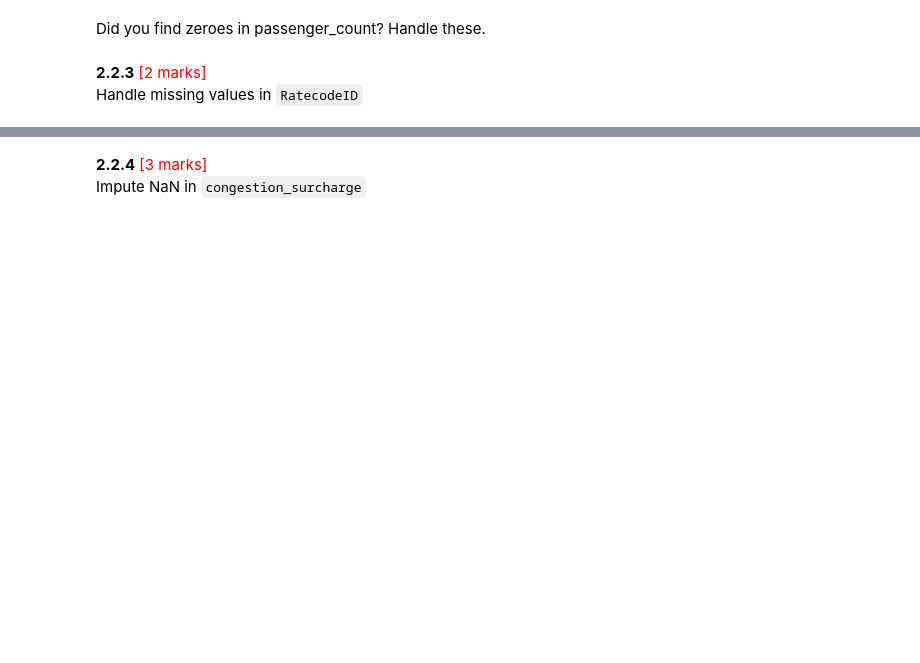
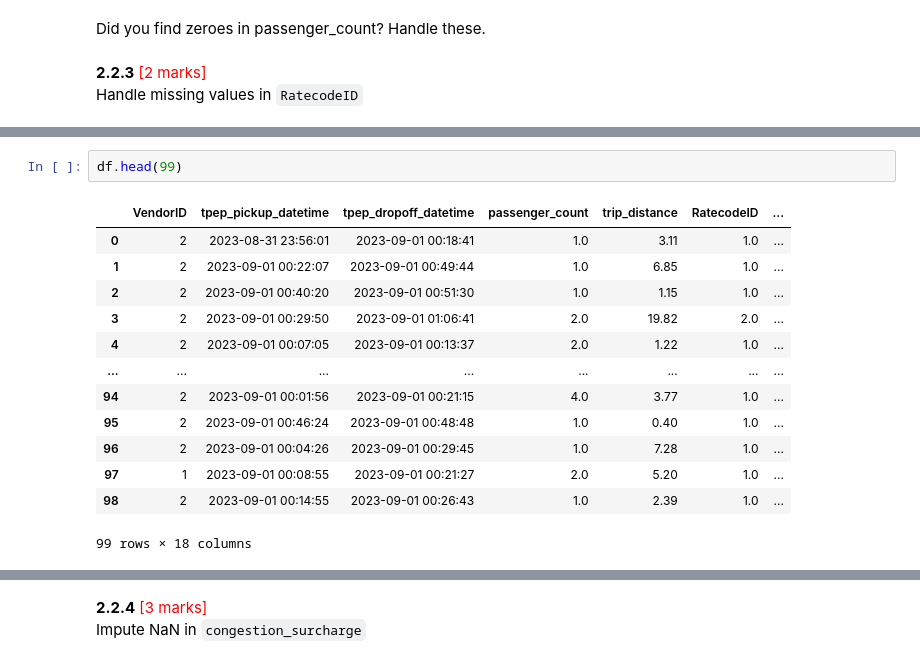
Before and after one commit to sundeepgarg/EDA_Optimising_NYC_Taxis_Sundeep, a Jupyter notebook: Sundeep_EDA_Assg_NYC_Taxi_Starter.ipynb, the cells around one changed output, grey strips where cells are left out. Cells and saved outputs as stored; diff of their text form; blank space fills up the shorter version.

```diff
--- a/Sundeep_EDA_Assg_NYC_Taxi_Starter.ipynb
+++ b/Sundeep_EDA_Assg_NYC_Taxi_Starter.ipynb
@@ -714,2 +735,18 @@ RatecodeID
 6.0           2
 Name: count, dtype: int64
+# %%
+df.head(99)
+# %% [output]
+|  | VendorID | tpep_pickup_datetime | tpep_dropoff_datetime | passenger_count | trip_distance | RatecodeID | ... |
+| 0 | 2 | 2023-08-31 23:56:01 | 2023-09-01 00:18:41 | 1.0 | 3.11 | 1.0 | ... |
+| 1 | 2 | 2023-09-01 00:22:07 | 2023-09-01 00:49:44 | 1.0 | 6.85 | 1.0 | ... |
+| 2 | 2 | 2023-09-01 00:40:20 | 2023-09-01 00:51:30 | 1.0 | 1.15 | 1.0 | ... |
+| 3 | 2 | 2023-09-01 00:29:50 | 2023-09-01 01:06:41 | 2.0 | 19.82 | 2.0 | ... |
+| 4 | 2 | 2023-09-01 00:07:05 | 2023-09-01 00:13:37 | 2.0 | 1.22 | 1.0 | ... |
+| ... | ... | ... | ... | ... | ... | ... | ... |
+| 94 | 2 | 2023-09-01 00:01:56 | 2023-09-01 00:21:15 | 4.0 | 3.77 | 1.0 | ... |
+| 95 | 2 | 2023-09-01 00:46:24 | 2023-09-01 00:48:48 | 1.0 | 0.40 | 1.0 | ... |
+| 96 | 2 | 2023-09-01 00:04:26 | 2023-09-01 00:29:45 | 1.0 | 7.28 | 1.0 | ... |
+| 97 | 1 | 2023-09-01 00:08:55 | 2023-09-01 00:21:27 | 2.0 | 5.20 | 1.0 | ... |
+| 98 | 2 | 2023-09-01 00:14:55 | 2023-09-01 00:26:43 | 1.0 | 2.39 | 1.0 | ... |
+99 rows × 18 columns
```
Also changed, not shown: parts of 8 cells of this notebook.
